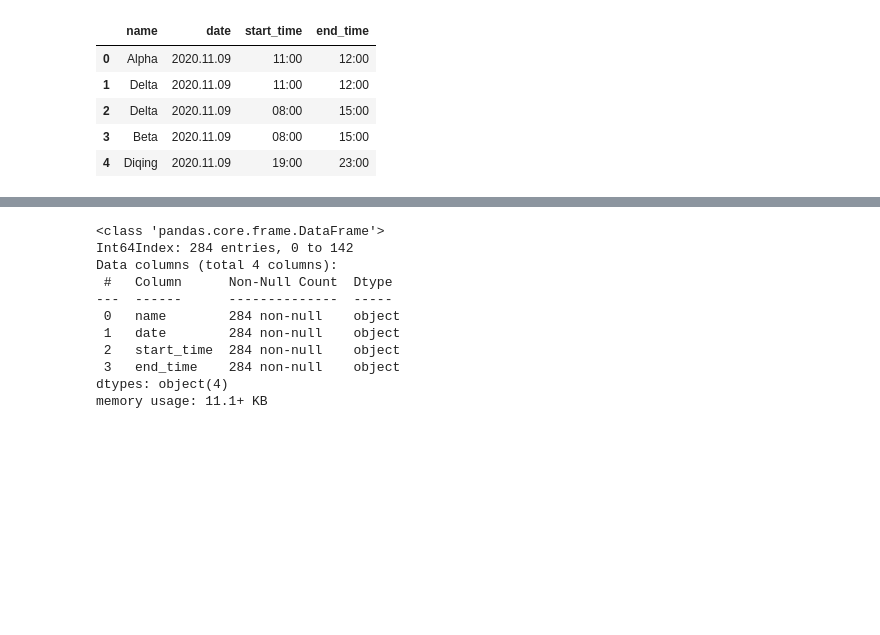
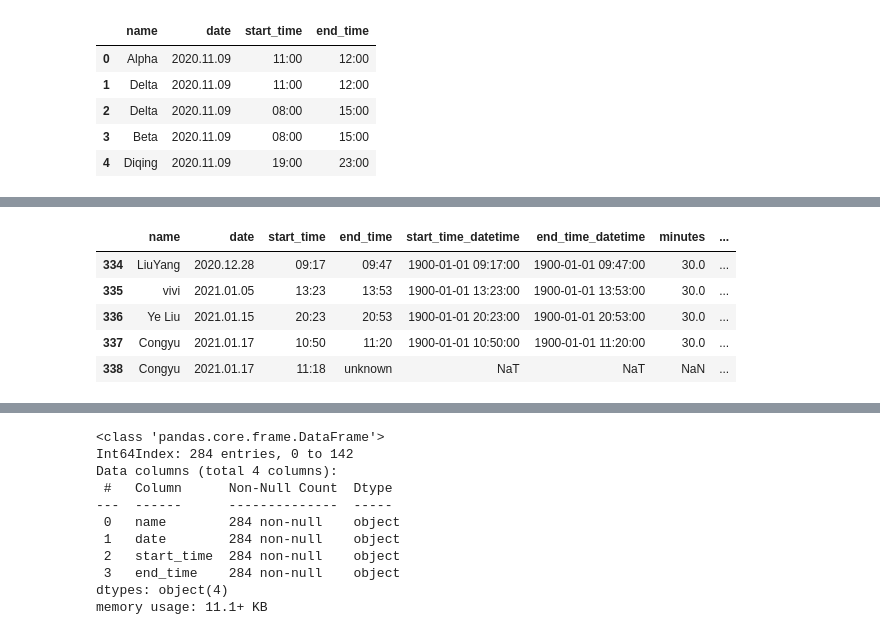
Before and after one commit to Apollo1840/StudyTimeBoard, a Jupyter notebook: dev/dev_data_sql_db.ipynb, the cells around one changed output, grey strips where cells are left out. Drawn from its saved outputs; the diff is of its cells as text; code cells hidden in the pictures; blank space fills up the shorter version.

```diff
--- a/dev/dev_data_sql_db.ipynb
+++ b/dev/dev_data_sql_db.ipynb
@@ -65,0 +167,10 @@ def studyeventsdb2df(db):
+# %%
+df=df.append({'name': "Congyu", "date": "2021.01.17", "start_time": "11:18", "end_time": UNKNOWN}, ignore_index=True)
+df.tail()
+# %% [output]
+|  | name | date | start_time | end_time | start_time_datetime | end_time_datetime | minutes | ... |
+| 334 | LiuYang | 2020.12.28 | 09:17 | 09:47 | 1900-01-01 09:17:00 | 1900-01-01 09:47:00 | 30.0 | ... |
+| 335 | vivi | 2021.01.05 | 13:23 | 13:53 | 1900-01-01 13:23:00 | 1900-01-01 13:53:00 | 30.0 | ... |
+| 336 | Ye Liu | 2021.01.15 | 20:23 | 20:53 | 1900-01-01 20:23:00 | 1900-01-01 20:53:00 | 30.0 | ... |
+| 337 | Congyu | 2021.01.17 | 10:50 | 11:20 | 1900-01-01 10:50:00 | 1900-01-01 11:20:00 | 30.0 | ... |
+| 338 | Congyu | 2021.01.17 | 11:18 | unknown | NaT | NaT | NaN | ... |
```
Also changed, not shown: parts of 19 cells of this notebook, 15 other files.
